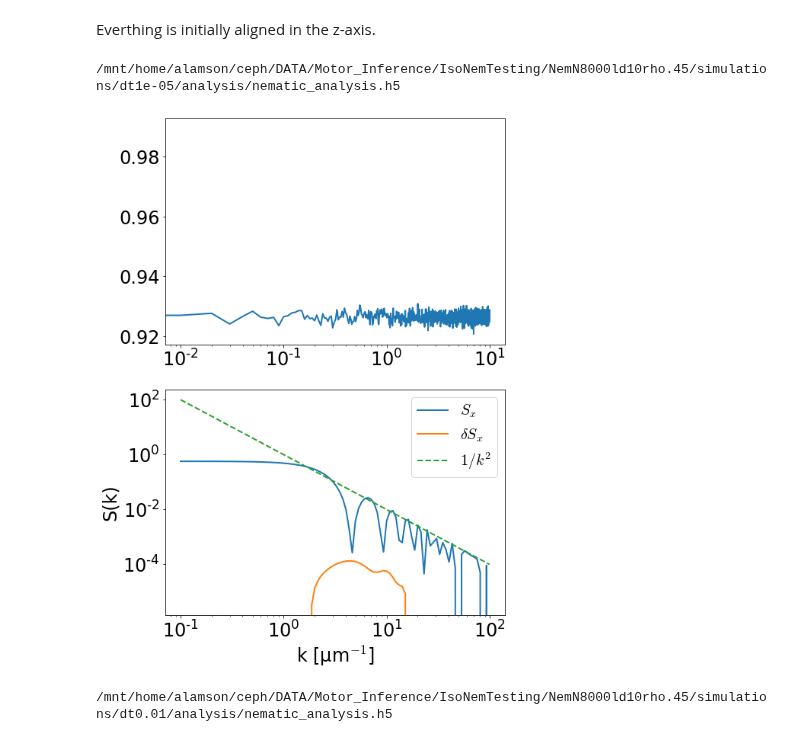
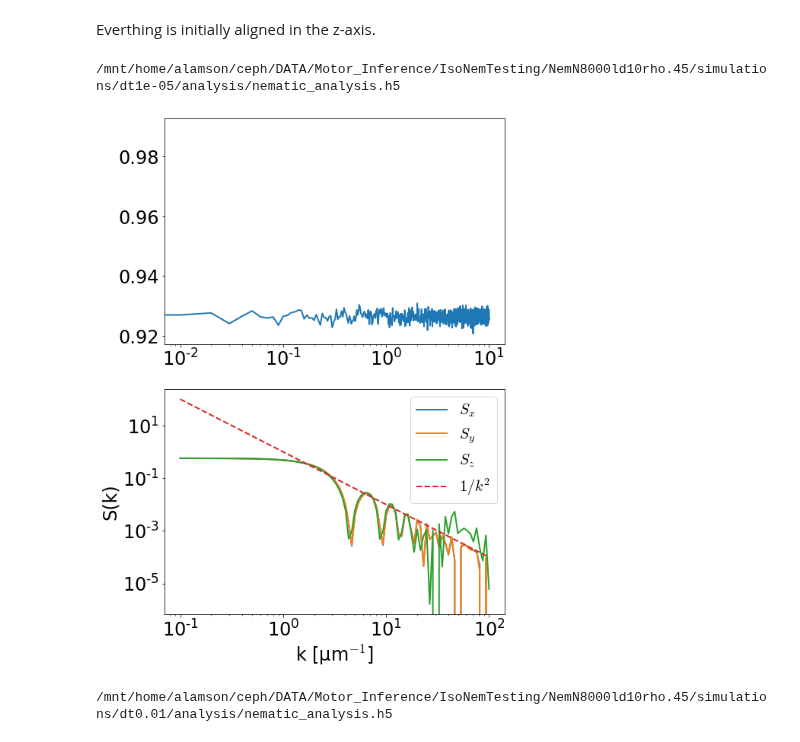
Before and after one commit to flatironinstitute/aLENS_analysis, a Jupyter notebook: notebooks/spindle/01b-iso_nematic_testing_rusty.ipynb, the cells around one changed output. Saved outputs shown, nothing was run; the diff lists cells and outputs as text; code cells hidden in the pictures.

Commit message:
Save before major mode to nematic analysis

```diff
--- a/notebooks/spindle/01b-iso_nematic_testing_rusty.ipynb
+++ b/notebooks/spindle/01b-iso_nematic_testing_rusty.ipynb
@@ -494,35 +493,43 @@ Everthing is initially aligned in the z-axis.
 k_points = 100
 main_test_dir = Path("/mnt/home/alamson/ceph/DATA/Motor_Inference/IsoNemTesting")
 data_files = list(main_test_dir.glob("**/analysis/nematic_analysis.h5"))
 data_ind = 7
 with h5py.File(data_files[data_ind], "r") as h5_data:
     print(data_files[data_ind])
     order = h5_data["nematic_order"][...]
     time_arr = h5_data["time"][...]
     Sx_arr = h5_data["nematic_structure_x"][...]
     dSx_arr = h5_data["nematic_fluctuation_x"][...]
+    Sy_arr = h5_data["nematic_structure_y"][...]
+    dSy_arr = h5_data["nematic_fluctuation_y"][...]
+    Sz_arr = h5_data["nematic_structure_z"][...]
+    dSz_arr = h5_data["nematic_fluctuation_z"][...]
     tk_arr = torch.logspace(-1, 2, k_points)
 
 fig, axarr = plt.subplots(2,1, figsize=(8, 12))
 
 _ = axarr[0].semilogx(time_arr, order)
 
 _ = axarr[1].loglog(tk_arr, Sx_arr.mean(axis=1), label="$ S_x$")
-_ = axarr[1].loglog(tk_arr, dSx_arr.mean(axis=1), label="$\delta S_x$")
+# _ = axarr[1].loglog(tk_arr, dSx_arr.mean(axis=1), label="$\delta S_x$")
+_ = axarr[1].loglog(tk_arr, Sy_arr.mean(axis=1), label="$ S_y$")
+# _ = axarr[1].loglog(tk_arr, dSy_arr.mean(axis=1), label="$\delta S_y$")
+_ = axarr[1].loglog(tk_arr, Sz_arr.mean(axis=1), label="$ S_z$")
+# _ = axarr[1].loglog(tk_arr, dSz_arr.mean(axis=1), label="$\delta S_z$")
 
 _ = plt.loglog(
     tk_arr,
      (1.0 / (tk_arr ** 2)),
     label="$1/k^2$",
     linestyle="--",
 )
 
 _ = plt.xlabel("k [μm$^{-1}$]")
 _ = plt.ylabel("S(k)")
 _ = plt.legend()
 # %% [output]
 /mnt/home/alamson/ceph/DATA/Motor_Inference/IsoNemTesting/NemN8000ld10rho.45/simulations/dt1e-05/analysis/nematic_analysis.h5
-[figure, old version]
+[figure, new version]
 # %%
 k_points = 100
 main_test_dir = Path("/mnt/home/alamson/ceph/DATA/Motor_Inference/IsoNemTesting")
```
Also changed, not shown: parts of 1 cell of this notebook, 2 other files.
